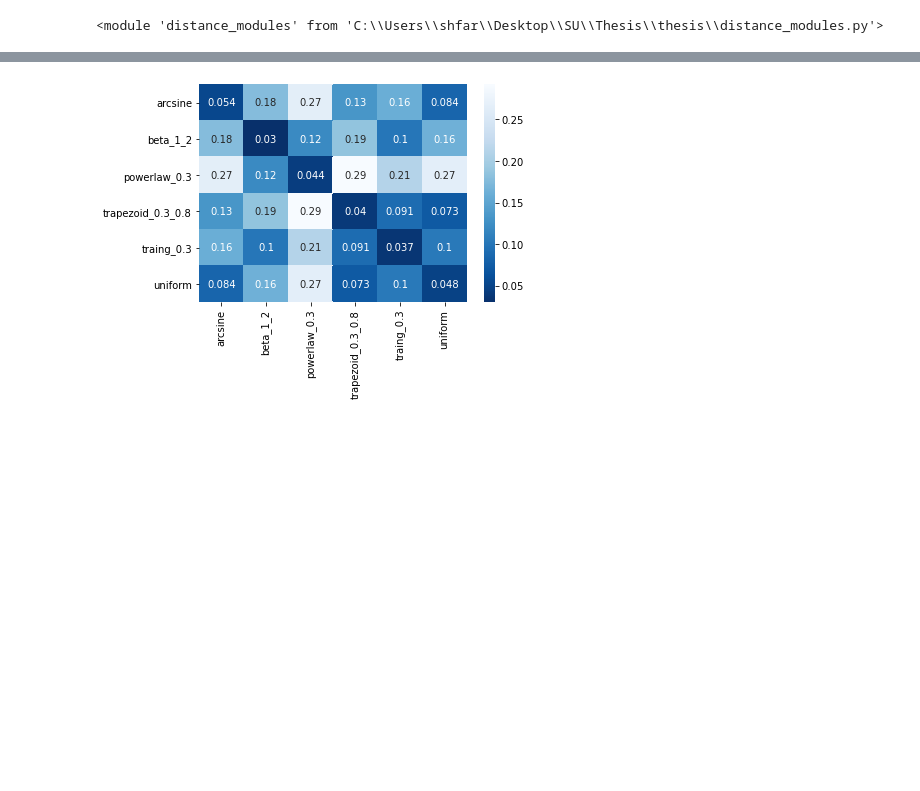
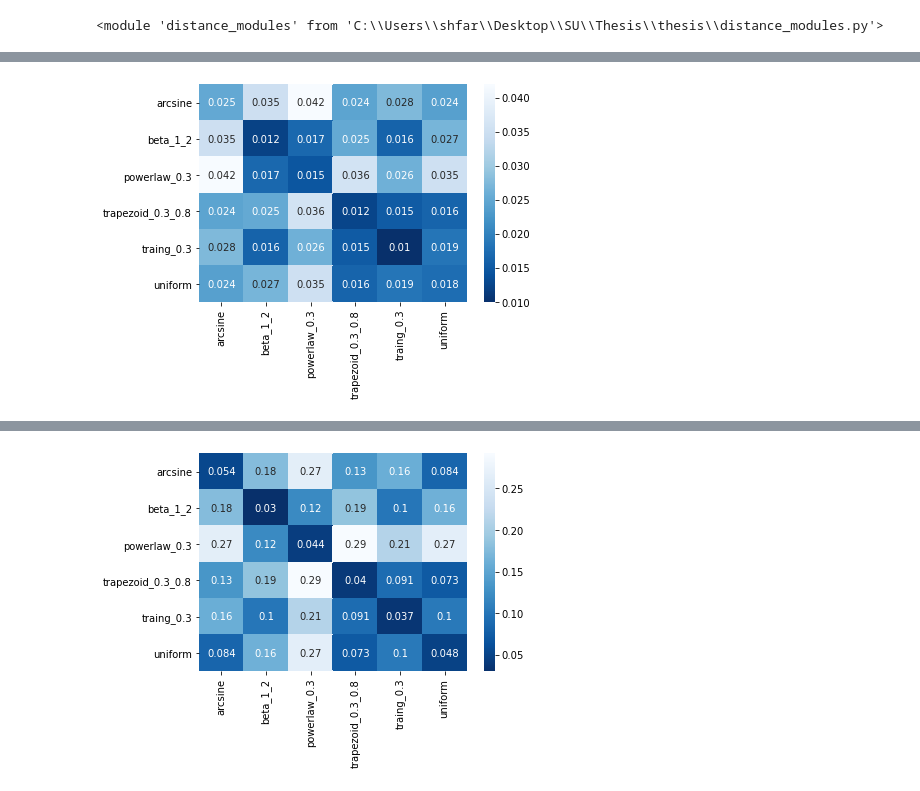
Before and after one commit to sheilafarrahi/thesis, a Jupyter notebook: distance.ipynb, the cells around one changed output, grey strips where cells are left out. Drawn from its saved outputs; the diff is of its cells as text; code cells hidden in the pictures; blank space fills up the shorter version.

```diff
--- a/distance.ipynb
+++ b/distance.ipynb
@@ -30,3 +77,8 @@ edf_df = dem.get_edf(bounded_samples, x_b)
 max_t = 20
 t = np.linspace(max_t/num_steps, max_t, num_steps)
 ecf_df = dem.get_ecf(bounded_samples, t)
+# %%
+moments_d, moments_std = d.w_distance(moments_df)
+d.plot_matrix(moments_d, bounded_samples.iloc[:,-1].unique())
+# %% [output]
+[figure, added]
```
Also changed, not shown: parts of 13 cells of this notebook, 7 other files.
